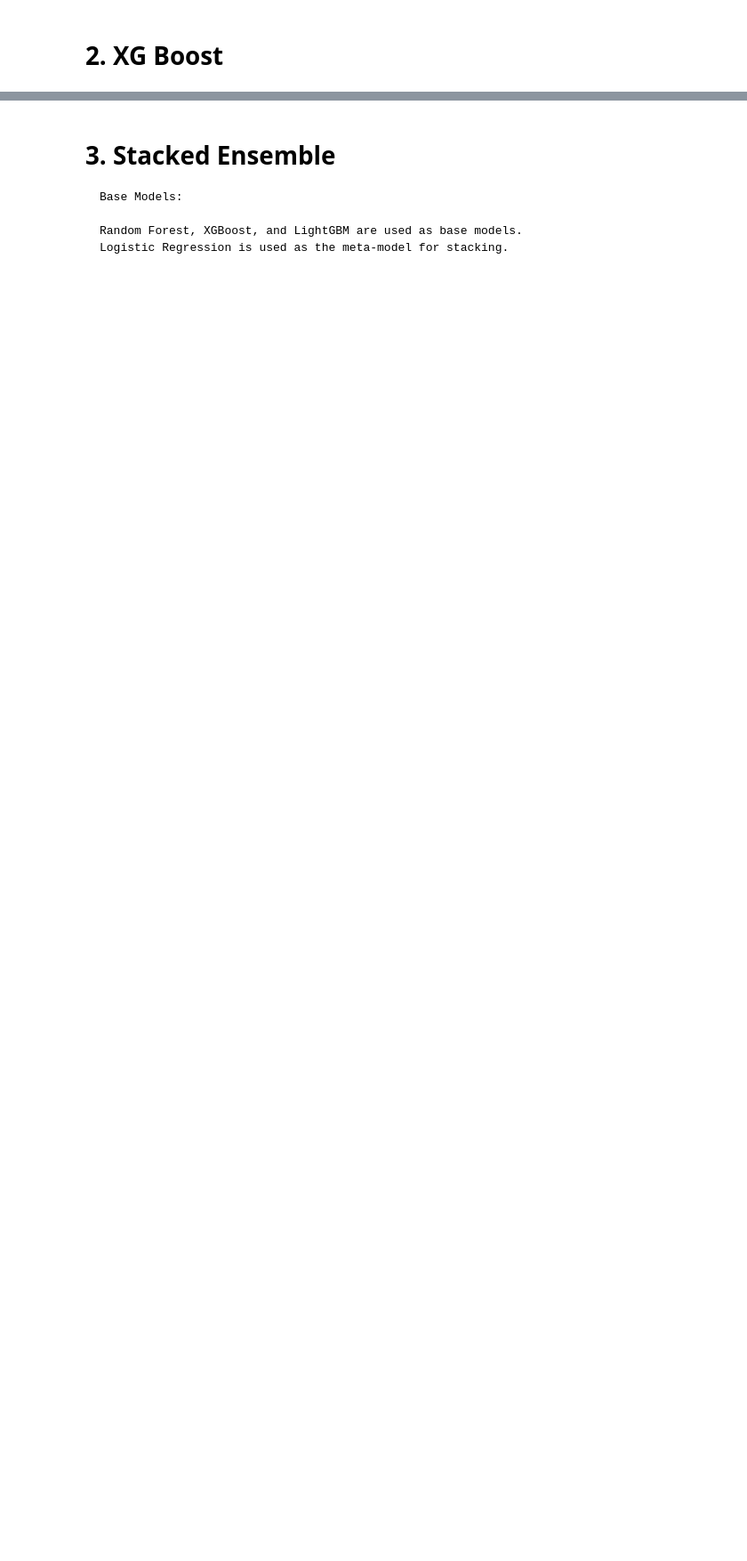
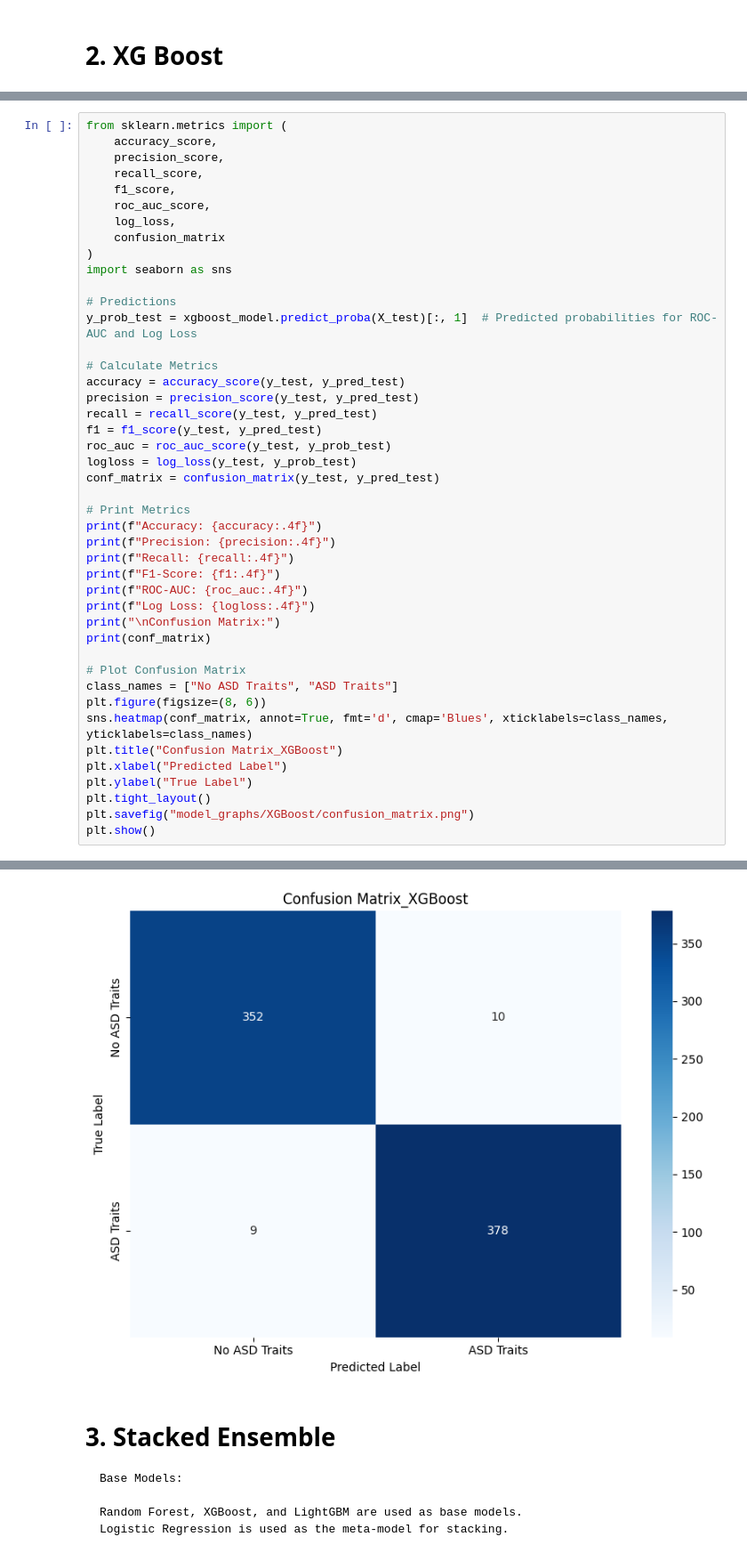
Before and after one commit to UjjwalPardeshi/asd_prediction, a Jupyter notebook: model_training.ipynb, the cells around one changed output, grey strips where cells are left out. Shown at 89% size. Saved outputs shown, nothing was run; the diff lists cells and outputs as text; blank space fills up the shorter version.

Commit message:
adding performance metrics

```diff
--- a/model_training.ipynb
+++ b/model_training.ipynb
@@ -760,3 +857,48 @@ Parameters: { "use_label_encoder" } are not used.
     accuracy                           0.97       749
    macro avg       0.97      0.97      0.97       749
 weighted avg       0.97      0.97      0.97       749
+# %%
+from sklearn.metrics import (
+    accuracy_score,
+    precision_score,
+    recall_score,
+    f1_score,
+    roc_auc_score,
+    log_loss,
+    confusion_matrix
+)
+import seaborn as sns
+
+# Predictions
+y_prob_test = xgboost_model.predict_proba(X_test)[:, 1]  # Predicted probabilities for ROC-AUC and Log Loss
+
+# Calculate Metrics
+accuracy = accuracy_score(y_test, y_pred_test)
+precision = precision_score(y_test, y_pred_test)
+recall = recall_score(y_test, y_pred_test)
+f1 = f1_score(y_test, y_pred_test)
+roc_auc = roc_auc_score(y_test, y_prob_test)
+logloss = log_loss(y_test, y_prob_test)
+conf_matrix = confusion_matrix(y_test, y_pred_test)
+
+# Print Metrics
+print(f"Accuracy: {accuracy:.4f}")
+print(f"Precision: {precision:.4f}")
+print(f"Recall: {recall:.4f}")
+print(f"F1-Score: {f1:.4f}")
+print(f"ROC-AUC: {roc_auc:.4f}")
+print(f"Log Loss: {logloss:.4f}")
+print("\nConfusion Matrix:")
+print(conf_matrix)
+
+# Plot Confusion Matrix
+class_names = ["No ASD Traits", "ASD Traits"]
+plt.figure(figsize=(8, 6))
+sns.heatmap(conf_matrix, annot=True, fmt='d', cmap='Blues', xticklabels=class_names, yticklabels=class_names)
+plt.title("Confusion Matrix_XGBoost")
+plt.xlabel("Predicted Label")
+plt.ylabel("True Label")
+plt.tight_layout()
+plt.savefig("model_graphs/XGBoost/confusion_matrix.png")
+plt.show()
+# %% [output]
@@ -763,3 +915,4 @@ weighted avg       0.97      0.97      0.97       749
+[figure, added]
 # %% [markdown]
 # 3. Stacked Ensemble
     Base Models:
```
Also changed, not shown: parts of 11 cells of this notebook, 19 other files.
